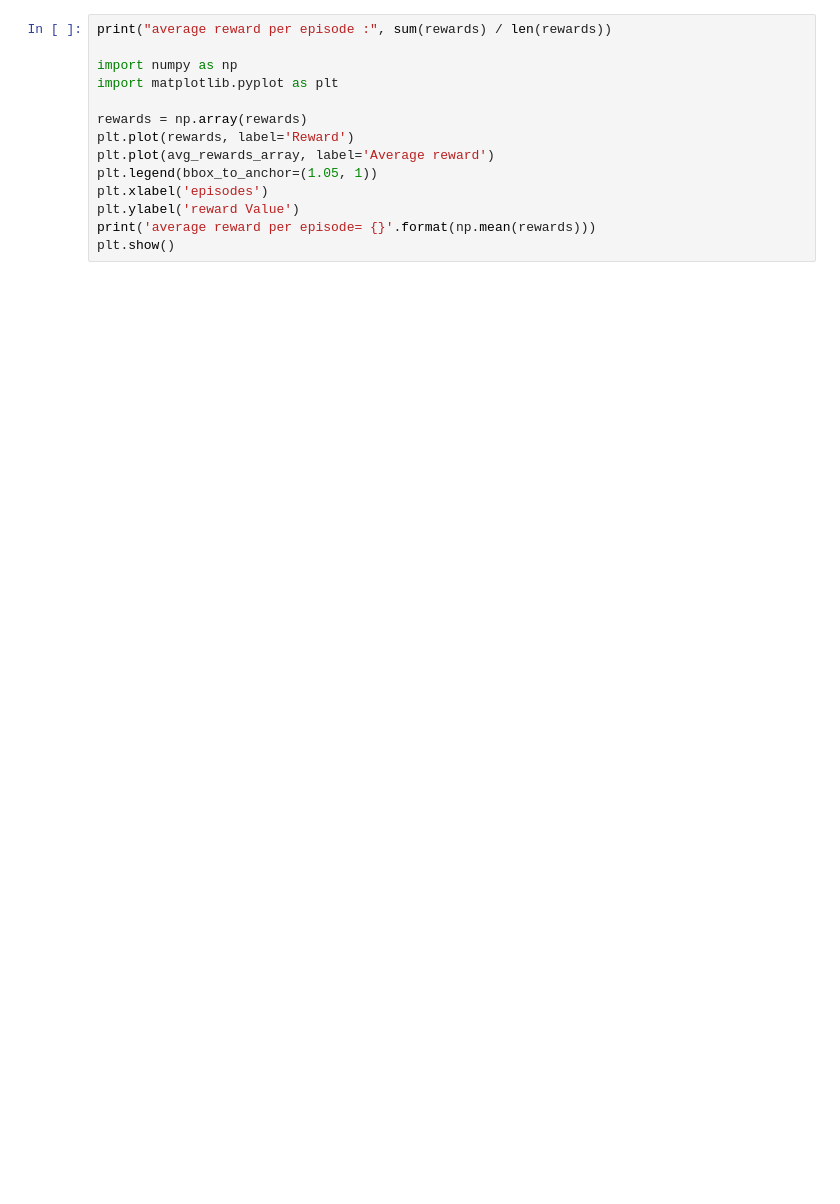
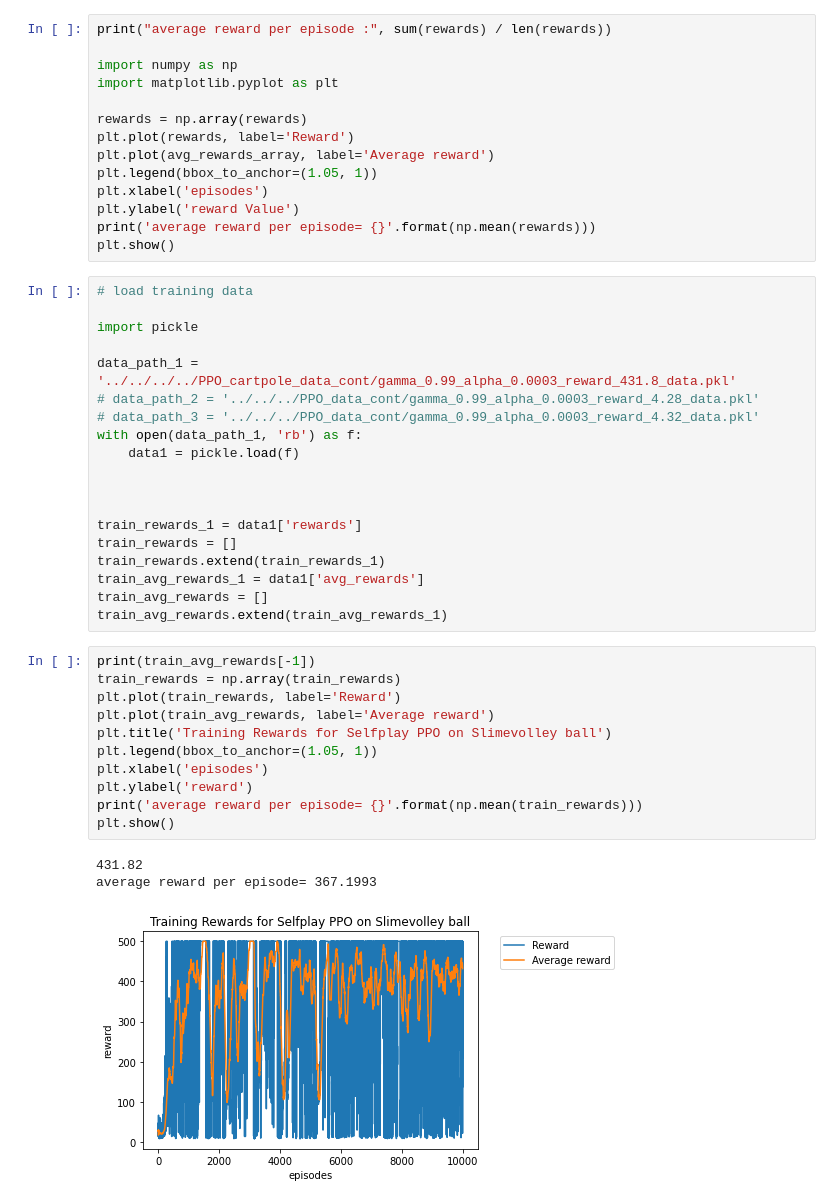
Before and after one commit to j0ker404/skripsie2021, a Jupyter notebook: other/cartpole/algs/policygrad/ppo eval.ipynb, the cells around one changed output. Saved outputs shown, nothing was run; the diff lists cells and outputs as text; blank space fills up the shorter version.

```diff
--- a/other/cartpole/algs/policygrad/ppo eval.ipynb
+++ b/other/cartpole/algs/policygrad/ppo eval.ipynb
@@ -52,3 +52,37 @@ plt.xlabel('episodes')
 plt.ylabel('reward Value')
 print('average reward per episode= {}'.format(np.mean(rewards)))
 plt.show()
+# %%
+# load training data
+
+import pickle
+
+data_path_1 = '../../../../PPO_cartpole_data_cont/gamma_0.99_alpha_0.0003_reward_431.8_data.pkl'
+# data_path_2 = '../../../PPO_data_cont/gamma_0.99_alpha_0.0003_reward_4.28_data.pkl'
+# data_path_3 = '../../../PPO_data_cont/gamma_0.99_alpha_0.0003_reward_4.32_data.pkl'
+with open(data_path_1, 'rb') as f:
+    data1 = pickle.load(f)
+
+
+
+train_rewards_1 = data1['rewards']
+train_rewards = []
+train_rewards.extend(train_rewards_1)
+train_avg_rewards_1 = data1['avg_rewards']
+train_avg_rewards = []
+train_avg_rewards.extend(train_avg_rewards_1)
+# %%
+print(train_avg_rewards[-1])
+train_rewards = np.array(train_rewards)
+plt.plot(train_rewards, label='Reward')
+plt.plot(train_avg_rewards, label='Average reward')
+plt.title('Training Rewards for Selfplay PPO on Slimevolley ball')
+plt.legend(bbox_to_anchor=(1.05, 1))
+plt.xlabel('episodes')
+plt.ylabel('reward')
+print('average reward per episode= {}'.format(np.mean(train_rewards)))
+plt.show()
+# %% [output]
+431.82
+average reward per episode= 367.1993
+[figure, added]
```
Also changed, not shown: parts of 1 cell of this notebook, 1 other file.
